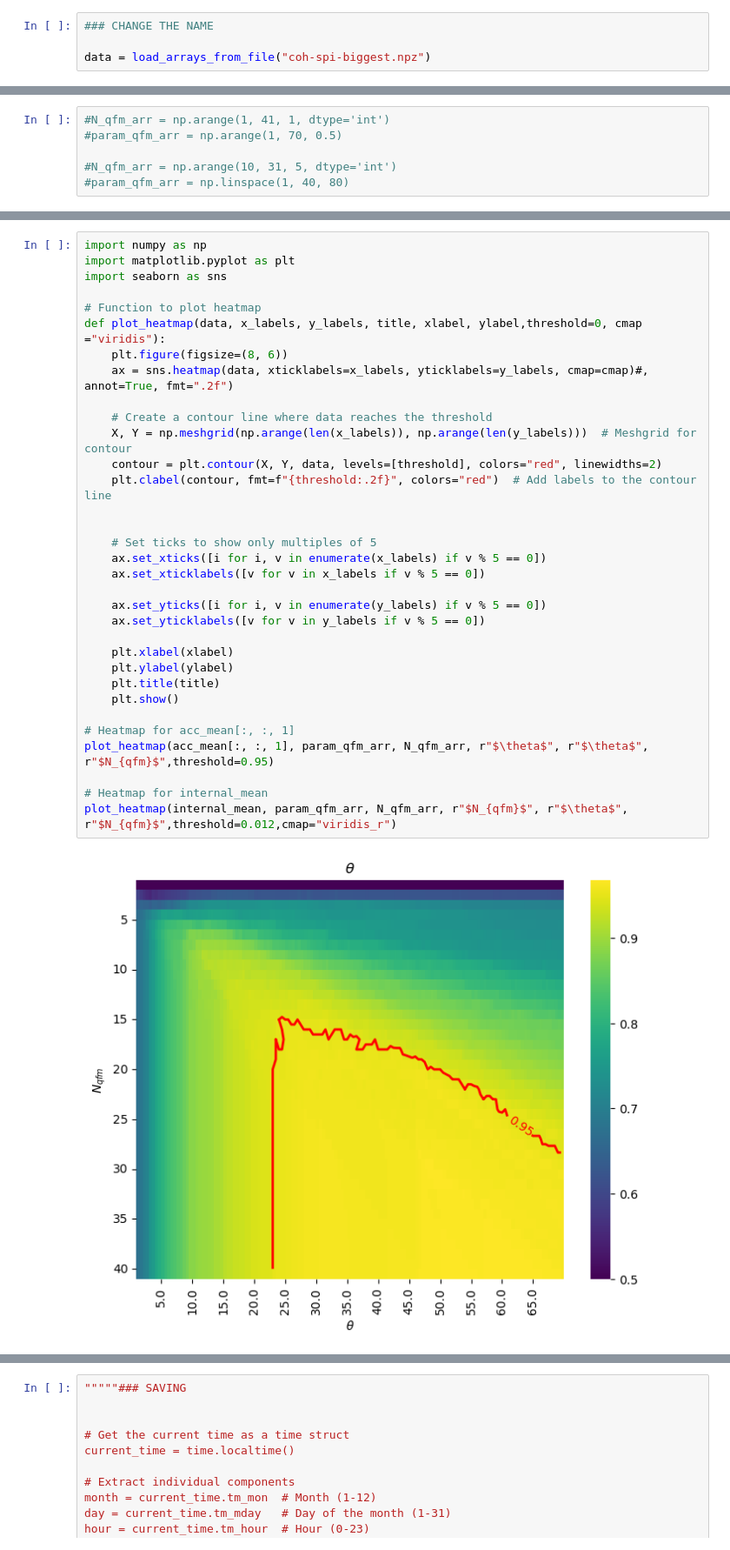
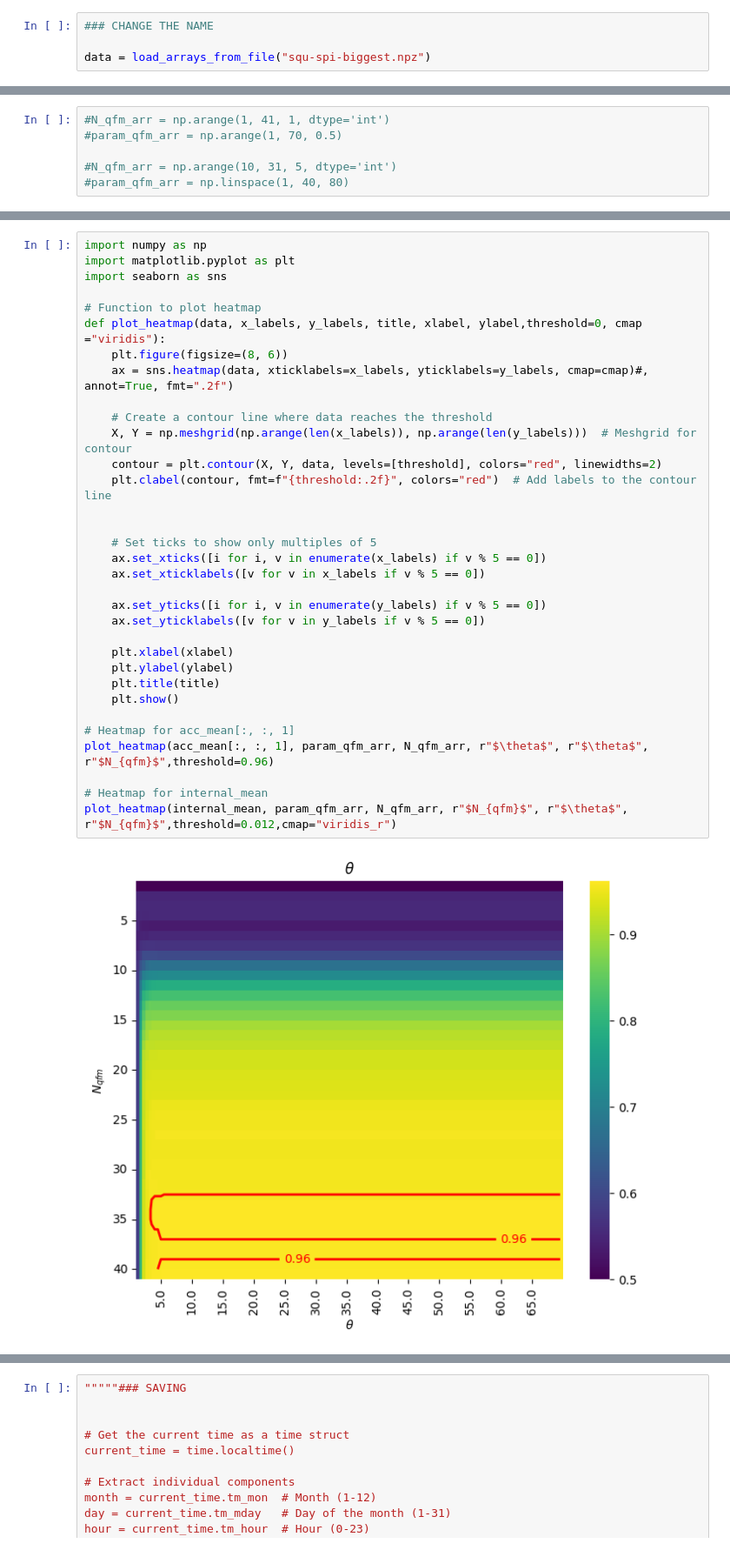
Before and after one commit to hectorJGH/Thesis-Und, a Jupyter notebook: Figures.ipynb, the cells around one changed output, grey strips where cells are left out. Shown at 87% size. Drawn from its saved outputs; the diff is of its cells as text.

```diff
--- a/Figures.ipynb
+++ b/Figures.ipynb
@@ -48,5 +48,5 @@ def load_arrays_from_file(filename):
 # %%
 ### CHANGE THE NAME
 
-data = load_arrays_from_file("coh-spi-biggest.npz")
+data = load_arrays_from_file("squ-spi-biggest.npz")
 # %% [output]
@@ -133,32 +133,32 @@ import matplotlib.pyplot as plt
 import seaborn as sns
 
 # Function to plot heatmap
 def plot_heatmap(data, x_labels, y_labels, title, xlabel, ylabel,threshold=0, cmap ="viridis"):
     plt.figure(figsize=(8, 6))
     ax = sns.heatmap(data, xticklabels=x_labels, yticklabels=y_labels, cmap=cmap)#, annot=True, fmt=".2f")
 
     # Create a contour line where data reaches the threshold
     X, Y = np.meshgrid(np.arange(len(x_labels)), np.arange(len(y_labels)))  # Meshgrid for contour
     contour = plt.contour(X, Y, data, levels=[threshold], colors="red", linewidths=2)
     plt.clabel(contour, fmt=f"{threshold:.2f}", colors="red")  # Add labels to the contour line
 
 
     # Set ticks to show only multiples of 5
     ax.set_xticks([i for i, v in enumerate(x_labels) if v % 5 == 0])
     ax.set_xticklabels([v for v in x_labels if v % 5 == 0])
 
     ax.set_yticks([i for i, v in enumerate(y_labels) if v % 5 == 0])
     ax.set_yticklabels([v for v in y_labels if v % 5 == 0])
 
     plt.xlabel(xlabel)
     plt.ylabel(ylabel)
     plt.title(title)
     plt.show()
 
 # Heatmap for acc_mean[:, :, 1]
-plot_heatmap(acc_mean[:, :, 1], param_qfm_arr, N_qfm_arr, r"$\theta$", r"$\theta$", r"$N_{qfm}$",threshold=0.95)
+plot_heatmap(acc_mean[:, :, 1], param_qfm_arr, N_qfm_arr, r"$\theta$", r"$\theta$", r"$N_{qfm}$",threshold=0.96)
 
 # Heatmap for internal_mean
 plot_heatmap(internal_mean, param_qfm_arr, N_qfm_arr, r"$N_{qfm}$", r"$\theta$", r"$N_{qfm}$",threshold=0.012,cmap="viridis_r")
 # %% [output]
-[figure, old version]
+[figure, new version]
```
Also changed, not shown: parts of 4 cells of this notebook, 4 other files.
